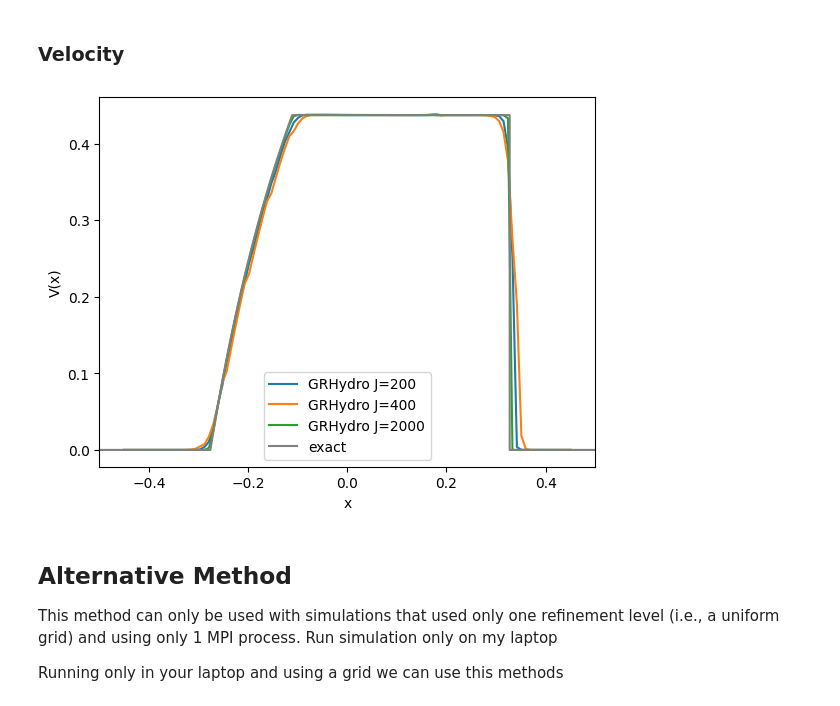
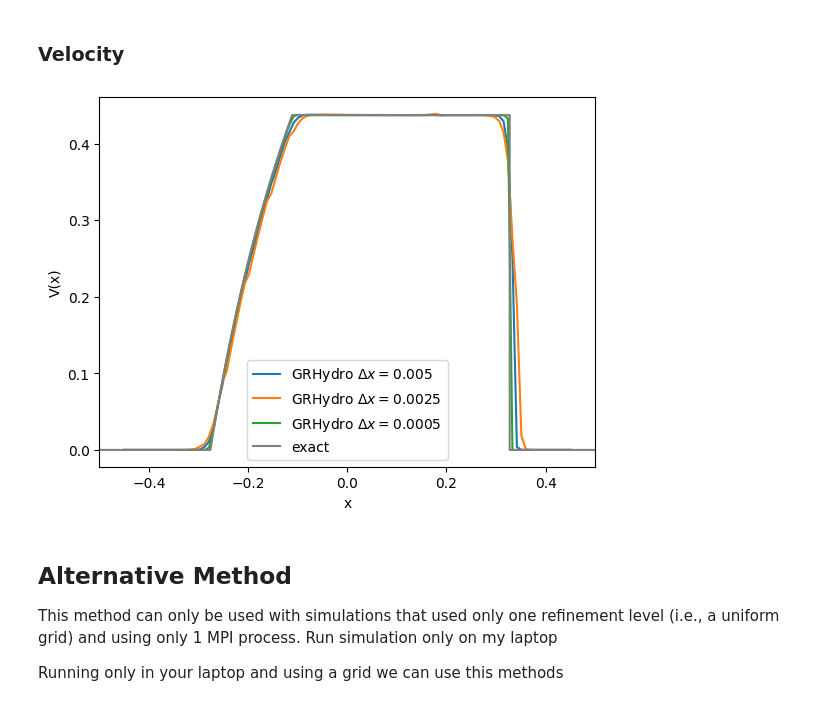
Before and after one commit to Sofiadossena/NumericalRelativityExercises, a Jupyter notebook: Sod_ShockTube/ETK_1D_plots.ipynb, the cells around one changed output. Cells and saved outputs as stored; diff of their text form; code cells hidden in the pictures.

```diff
--- a/Sod_ShockTube/ETK_1D_plots.ipynb
+++ b/Sod_ShockTube/ETK_1D_plots.ipynb
@@ -225,18 +225,18 @@ vel_final = vx.read_on_grid(max(vx.iterations), small_grid)
 vel2_final = vx2.read_on_grid(max(vx2.iterations), small_grid)
 vel3_final = vx3.read_on_grid(max(vx3.iterations), small_grid)
 # %%
-plt.plot(*vel_final.coordinates_meshgrid(), vel_final.data_xyz, label="GRHydro J=200")
-plt.plot(*vel2_final.coordinates_meshgrid(), vel2_final.data_xyz, label="GRHydro J=400")
-plt.plot(*vel3_final.coordinates_meshgrid(), vel3_final.data_xyz, label="GRHydro J=2000")
+plt.plot(*vel_final.coordinates_meshgrid(), vel_final.data_xyz, label="GRHydro $\Delta x=0.005$")
+plt.plot(*vel2_final.coordinates_meshgrid(), vel2_final.data_xyz, label="GRHydro $\Delta x=0.0025$")
+plt.plot(*vel3_final.coordinates_meshgrid(), vel3_final.data_xyz, label="GRHydro $\Delta x=0.0005$")
 plt.plot(x_exact, vx_exact, label="exact", color='gray')
 plt.xlim(-0.5, 0.5)
 plt.xlabel("x")
 plt.ylabel(r"V(x)")
 plt.legend()
 plt.savefig("/home/jovyan/simulations/vel.png", dpi=200)
 plt.show()
 # %% [output]
-[figure, old version]
+[figure, new version]
 # %% [markdown]
 ## Alternative Method
 This method can only be used with simulations that used only one refinement level (i.e., a uniform grid) and using only 1 MPI process. Run simulation only on my laptop
```
Also changed, not shown: parts of 4 cells of this notebook.
